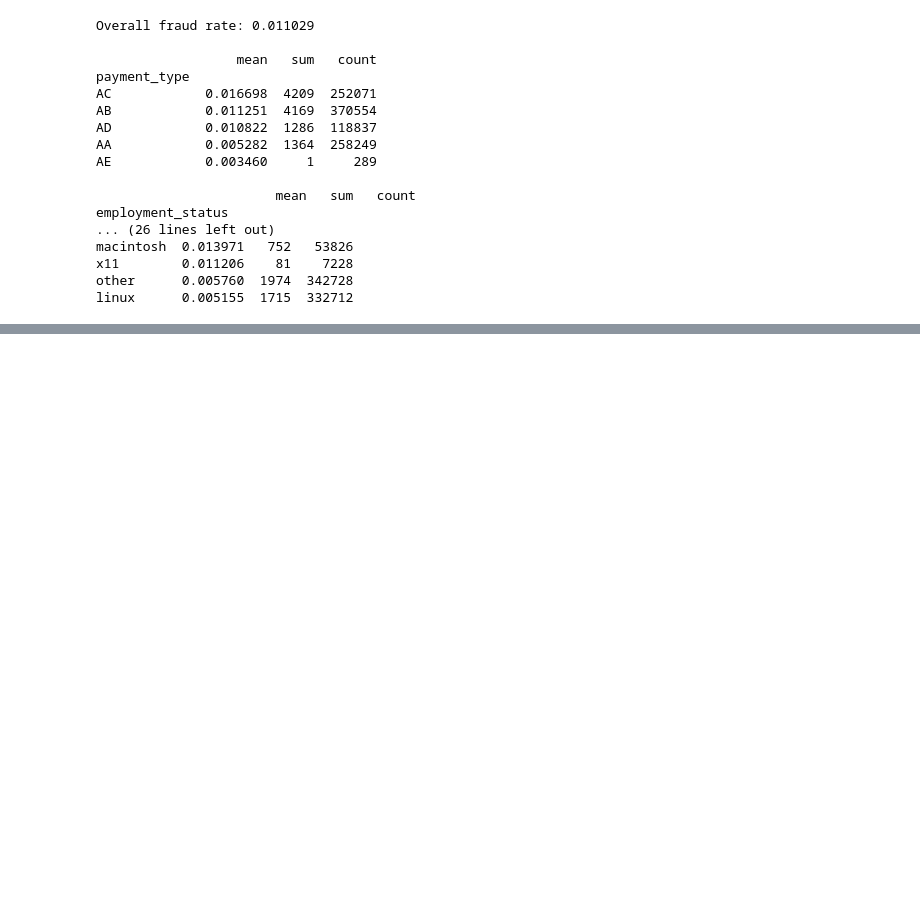
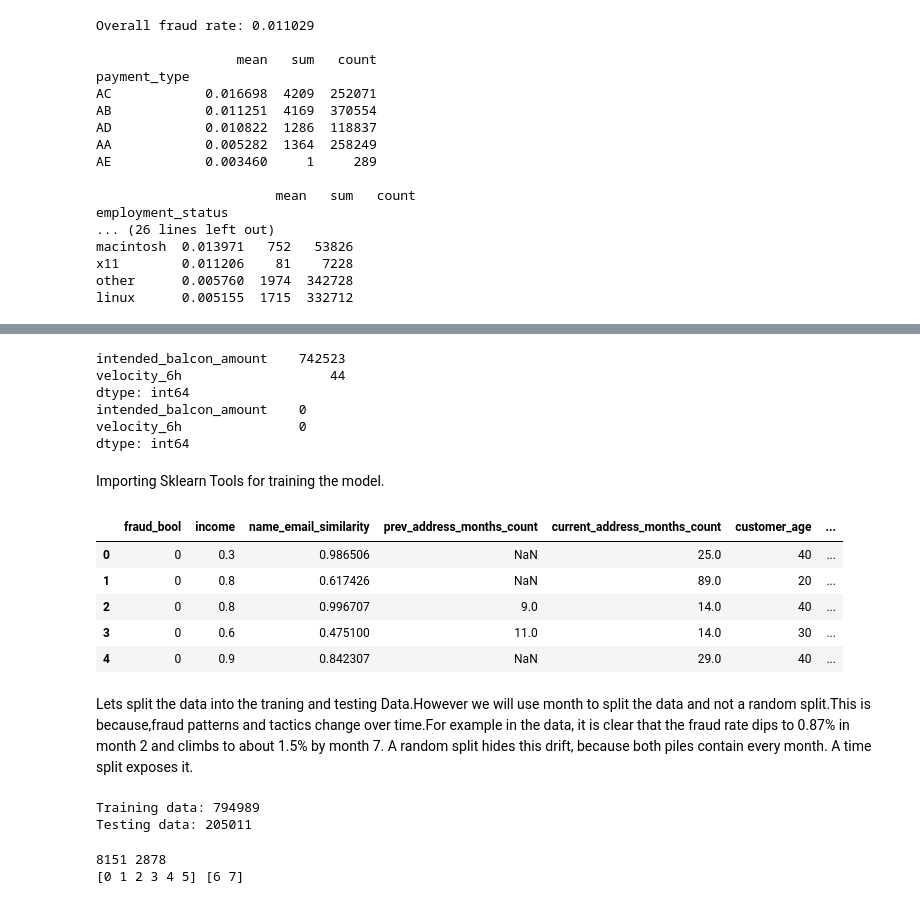
Before and after one commit to NeuralCrafted/Banking-fraud-detection, a Jupyter notebook: Base.ipynb, the cells around one changed output, grey strips where cells are left out. Drawn from its saved outputs; the diff is of its cells as text; code cells hidden in the pictures; blank space fills up the shorter version.

```diff
--- a/Base.ipynb
+++ b/Base.ipynb
@@ -261,0 +384,5 @@ linux      0.005155  1715  332712
+# %%
+to_replace = ['prev_address_months_count', 'bank_months_count','current_address_months_count','session_length_in_minutes', 'device_distinct_emails_8w']
+# %%
+for col in to_replace:
+  data.loc[data[col] == -1, col] = np.nan
@@ -261,0 +400,17 @@ linux      0.005155  1715  332712
+# %%
+below_zero = ['intended_balcon_amount', 'velocity_6h']
+# %%
+for col in below_zero:
+  data.loc[data[col] <  0, col] = np.nan
+# %%
+print(data[below_zero].isnull().sum())
+print((data[below_zero] < 0).sum())
+# %% [output]
+intended_balcon_amount    742523
+velocity_6h                   44
+dtype: int64
+intended_balcon_amount    0
+velocity_6h               0
+dtype: int64
+# %% [markdown]
+Importing Sklearn Tools for training the model.
@@ -261,0 +420,11 @@ linux      0.005155  1715  332712
+# %%
+data.head()
+# %% [output]
+|  | fraud_bool | income | name_email_similarity | prev_address_months_count | current_address_months_count | customer_age | ... |
+| 0 | 0 | 0.3 | 0.986506 | NaN | 25.0 | 40 | ... |
+| 1 | 0 | 0.8 | 0.617426 | NaN | 89.0 | 20 | ... |
+| 2 | 0 | 0.8 | 0.996707 | 9.0 | 14.0 | 40 | ... |
+| 3 | 0 | 0.6 | 0.475100 | 11.0 | 14.0 | 30 | ... |
+| 4 | 0 | 0.9 | 0.842307 | NaN | 29.0 | 40 | ... |
+# %% [markdown]
+Lets split the data into the traning and testing Data.However we will use month to split the data and not a random split.This is because,fraud patterns and tactics change over time.For example in the data, it is clear that the fraud rate dips to 0.87% in month 2 and climbs to about 1.5% by month 7. A random split hides this drift, because both piles contain every month. A time split exposes it.
@@ -261,0 +434,12 @@ linux      0.005155  1715  332712
+# %%
+print(f"Training data: {len(train_data)}")
+print(f"Testing data: {len(test_data)}")
+# %% [output]
+Training data: 794989
+Testing data: 205011
+# %%
+print(train_data['fraud_bool'].sum(), test_data['fraud_bool'].sum())
+print(train_data['month'].unique(), test_data['month'].unique())
+# %% [output]
+8151 2878
+[0 1 2 3 4 5] [6 7]
```
Also changed, not shown: parts of 43 cells of this notebook.
